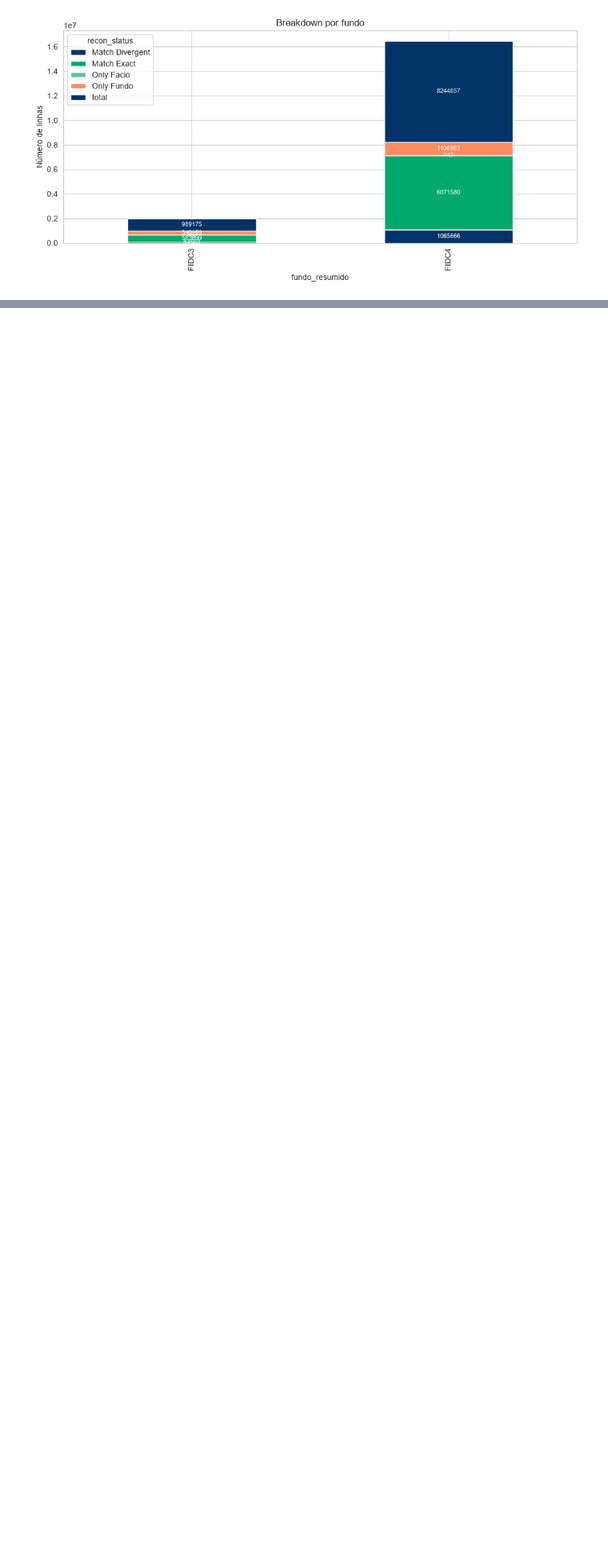
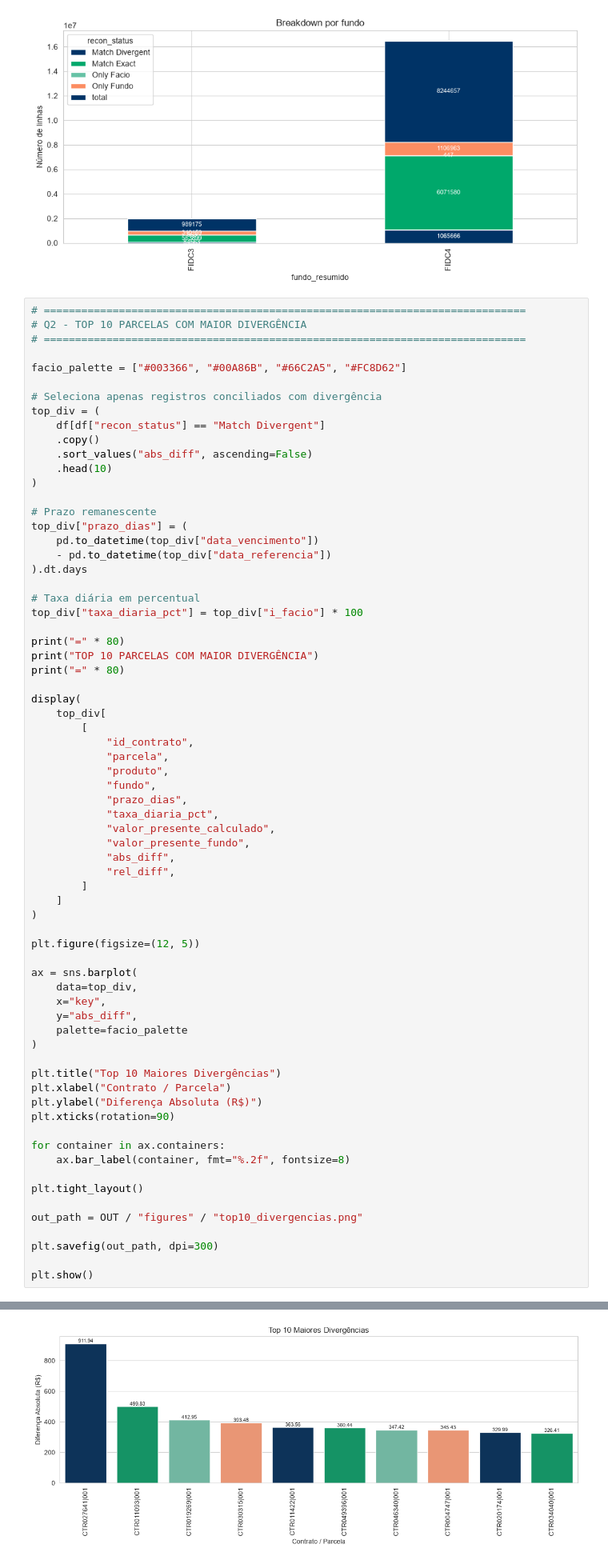
Before and after one commit to caahpaiva/case_facio_financial_reconciliation, a Jupyter notebook: notebooks/01_reconciliation_analysis.ipynb, the cells around one changed output, grey strips where cells are left out. Shown at 80% size. Drawn from its saved outputs; the diff is of its cells as text; blank space fills up the shorter version.

```diff
--- a/notebooks/01_reconciliation_analysis.ipynb
+++ b/notebooks/01_reconciliation_analysis.ipynb
@@ -192,3 +192,73 @@ if 'fundo_resumido' in df.columns or 'fundo' in df.columns:
 | FIDC4 | 1.065666e+06 | 6.071580e+06 | 447.98 | 1.106963e+06 | 8.244657e+06 |
 | FIDC3 | 8.456376e+04 | 5.638993e+05 | 553.73 | 3.401591e+05 | 9.891759e+05 |
 [figure]
+# %%
+# =============================================================================
+# Q2 - TOP 10 PARCELAS COM MAIOR DIVERGÊNCIA
+# =============================================================================
+
+facio_palette = ["#003366", "#00A86B", "#66C2A5", "#FC8D62"]
+
+# Seleciona apenas registros conciliados com divergência
+top_div = (
+    df[df["recon_status"] == "Match Divergent"]
+    .copy()
+    .sort_values("abs_diff", ascending=False)
+    .head(10)
+)
+
+# Prazo remanescente
+top_div["prazo_dias"] = (
+    pd.to_datetime(top_div["data_vencimento"])
+    - pd.to_datetime(top_div["data_referencia"])
+).dt.days
+
+# Taxa diária em percentual
+top_div["taxa_diaria_pct"] = top_div["i_facio"] * 100
+
+print("=" * 80)
+print("TOP 10 PARCELAS COM MAIOR DIVERGÊNCIA")
+print("=" * 80)
+
+display(
+    top_div[
+        [
+            "id_contrato",
+            "parcela",
+            "produto",
+            "fundo",
+            "prazo_dias",
+            "taxa_diaria_pct",
+            "valor_presente_calculado",
+            "valor_presente_fundo",
+            "abs_diff",
+            "rel_diff",
+        ]
+    ]
+)
+
+plt.figure(figsize=(12, 5))
+
+ax = sns.barplot(
+    data=top_div,
+    x="key",
+    y="abs_diff",
+    palette=facio_palette
+)
+
+plt.title("Top 10 Maiores Divergências")
+plt.xlabel("Contrato / Parcela")
+plt.ylabel("Diferença Absoluta (R$)")
+plt.xticks(rotation=90)
+
+for container in ax.containers:
+    ax.bar_label(container, fmt="%.2f", fontsize=8)
+
+plt.tight_layout()
+
+out_path = OUT / "figures" / "top10_divergencias.png"
+
+plt.savefig(out_path, dpi=300)
+
+plt.show()
+# %% [output]
@@ -194,0 +284 @@ if 'fundo_resumido' in df.columns or 'fundo' in df.columns:
+[figure, added]
```
Also changed, not shown: parts of 21 cells of this notebook, 5 other files.
